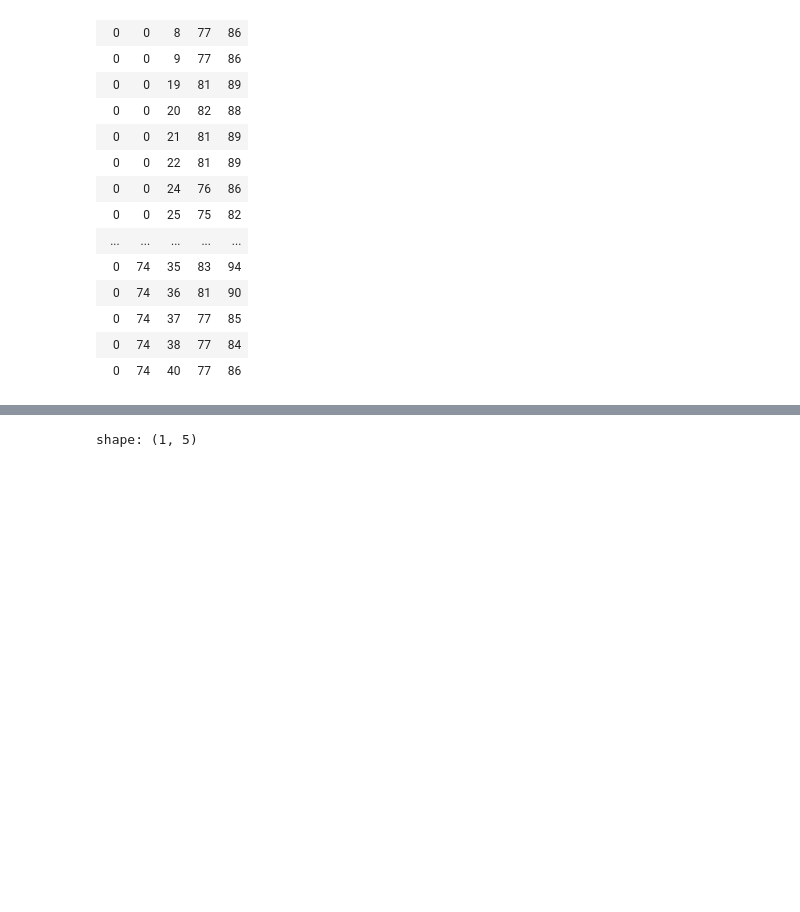
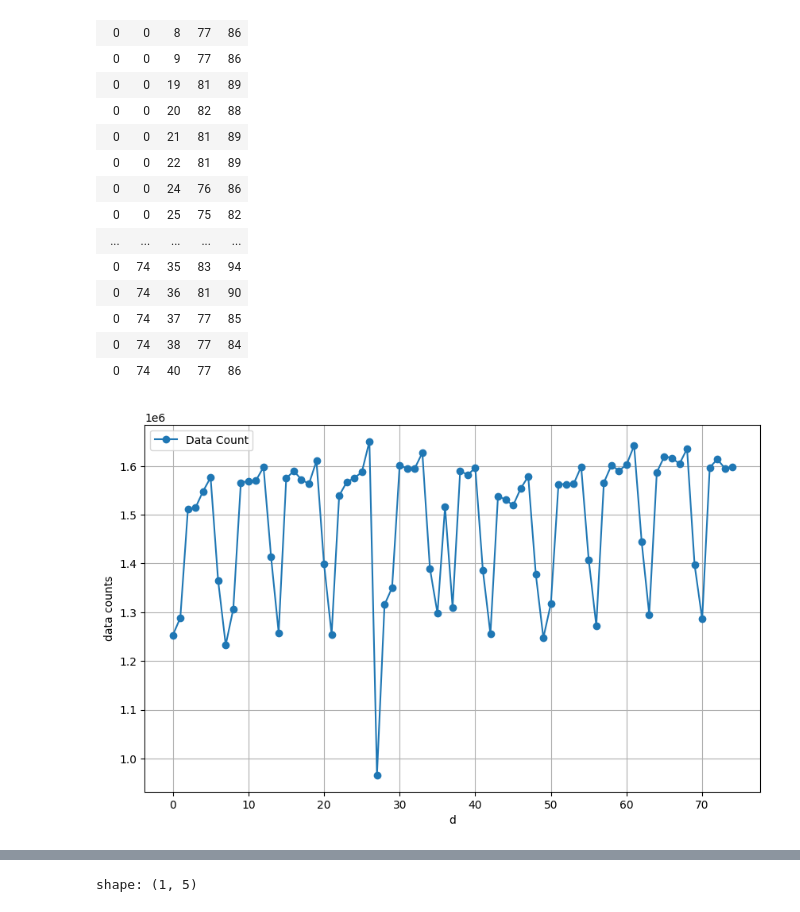
Before and after one commit to takuya-tokumoto/HuMob2024, a Jupyter notebook: eda/eda.ipynb, the cells around one changed output, grey strips where cells are left out. Saved outputs shown, nothing was run; the diff lists cells and outputs as text; code cells hidden in the pictures; blank space fills up the shorter version.

```diff
--- a/eda/eda.ipynb
+++ b/eda/eda.ipynb
@@ -23,3 +27,22 @@ def check_n_unique(df_pl: pl.DataFrame, col: str) -> None:
 
     _n_unique = df_pl[col].n_unique()
     print(f"{col}のユニーク件数： {_n_unique}")
+# %%
+def plot_record_cnts_by_d(city_df: pl.DataFrame) -> None:
+    """日単位(d)でレコード数の推移を可視化するグラフを描画"""
+
+    # プロットのためにデータ加工
+    agg_df = city_df.group_by("d").len().sort("d")
+
+
+    # グラフの描画
+    plt.figure(figsize = (10, 6))
+    plt.plot(agg_df["d"], agg_df["len"], marker='o', label='Data Count')
+
+    plt.xlabel("d")
+    plt.ylabel("counts")
+    plt.xlim()
+    plt.ylim()
+    plt.grid(True)
+    plt.legend() # 凡例を追加
+    plt.show()
@@ -148,3 +199,10 @@ shape: (1_261, 5)
 | 0 | 74 | 37 | 77 | 85 |
 | 0 | 74 | 38 | 77 | 84 |
 | 0 | 74 | 40 | 77 | 86 |
+# %%
+plot_record_cnts_by_d(df_a)
+
+# 前回とほぼ同じ傾向 -> となるとコロナ期の人流データで認識
+# A~D比べたが同じグラフパターンなので同期間としてOK
+# %% [output]
+[figure, added]
```
Also changed, not shown: parts of 12 cells of this notebook.
